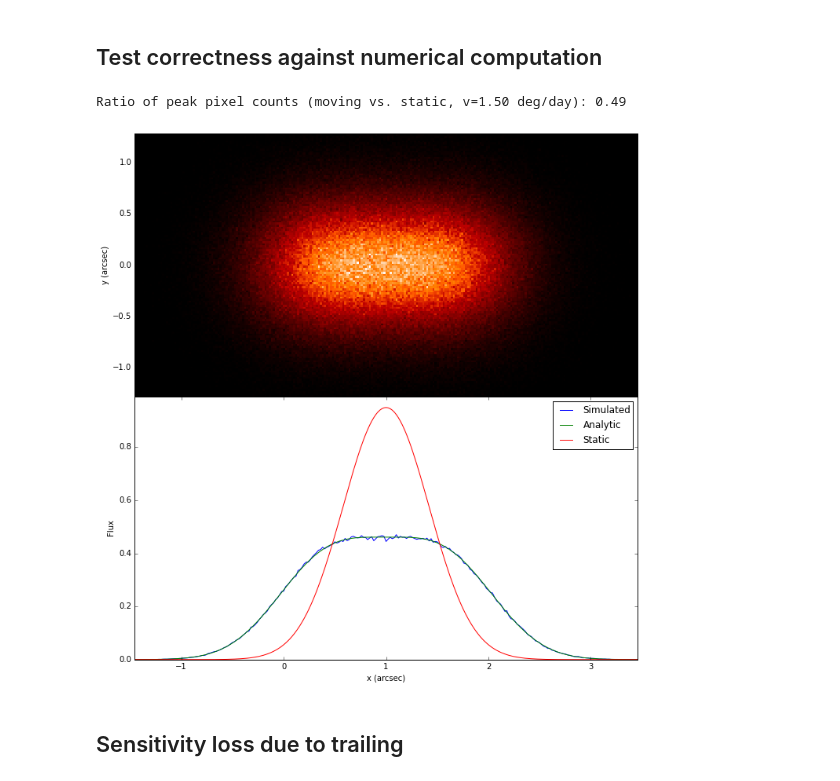
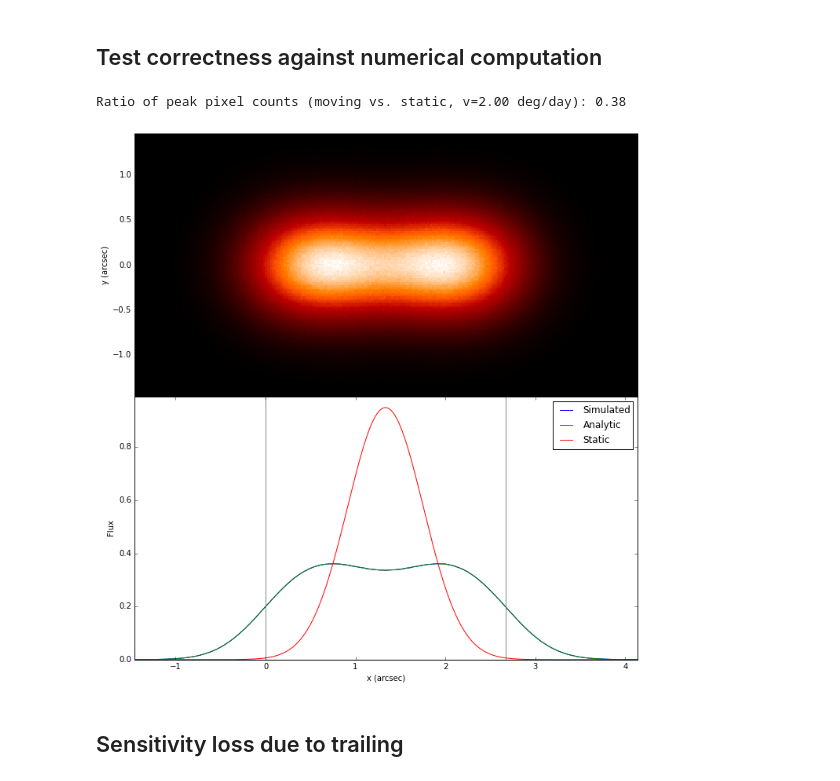
Before and after one commit to mjuric/incubator, a Jupyter notebook: solar-system-trails/trailing-losses.ipynb, the cells around one changed output. Cells and saved outputs as stored; diff of their text form; code cells hidden in the pictures.

```diff
--- a/solar-system-trails/trailing-losses.ipynb
+++ b/solar-system-trails/trailing-losses.ipynb
@@ -143,7 +143,7 @@ The integral should equal approximately 1:  0.999954229536
 ## Test correctness against numerical computation
 # %%
 x0 = 0              # position of the start of the trail
-v = 1.5/24.          # velocity, in arcsec/sec (note: to convert deg/day -> "/sec just divide by 24)
+v = 2./24.          # velocity, in arcsec/sec (note: to convert deg/day -> "/sec just divide by 24)
 T = 15              # exposure time of one *snap*
 Tpause = 2          # time between snaps
 FWHM = .7           # FWHM of the PSF (multiply by sqrt(2) to get likelihood image equivalent)
@@ -153,7 +153,7 @@ detect = True       # set to True if generating likelihood image
 dx = 0.02           # Binning pixel scale (x direction)
 dy = 0.02           # Binning pixel scale (y direction)
 
-N = 1*1000*1000     # Number of counts (in a visit)
+N = 100*1000*1000    # Number of counts (in a visit)
 
 ## Computed constants
 
@@ -199,35 +199,37 @@ im = ax1.imshow(foot.T / foot.max(), origin='lower', extent=[xedges[0], xedges[-
 ax1.set_ylabel("y (arcsec)")
 #plt.colorbar(im, fraction=0.046, pad=0.04, ax=ax1)
 
 #
 # 1D histograms along the x axis (marginalized over y!)
 #
 foot1d = foot.sum(axis=1) / float(N) / dx
 bins = (xedges[:-1] + xedges[1:]) / 2.
 l1 = ax2.plot(bins, foot1d, label="Simulated")
 #
 # Overplot analytic solution
 #
 xt = visit_trail(bins, 0, sigmaA, x0, v, T, Tpause) / psf1d(0, sigmaA)
 l2 = ax2.plot(bins, xt, label="Analytic")
 #
 # Overplot comparison with stationary object centered at mid-exposure
 #
+ax2.axvline(x=x0, color='gray')
+ax2.axvline(x=x0 + v*(2*T + Tpause), color='gray')
 xc = x0 + v*(T + Tpause/2.)
 l3 = ax2.plot(bins, psf1d(bins - xc, sigmaA), color='red', label="Static")
 ax2.set_xlim(bins.min(), bins.max())
 ax2.set_ylim(0, 0.99)
 ax2.set_xlabel("x (arcsec)")
 ax2.set_ylabel("Flux")
 ax2.legend()
 
 fig.subplots_adjust(hspace=0)
 
 # Peak pixel ratio of static vs moving source
 print "Ratio of peak pixel counts (moving vs. static, v=%.2f deg/day): %.2f" % (v*24, xt.max() / psf1d(bins - xc, sigmaA).max())
 # %% [output]
-Ratio of peak pixel counts (moving vs. static, v=1.50 deg/day): 0.49
+Ratio of peak pixel counts (moving vs. static, v=2.00 deg/day): 0.38
-[figure, old version]
+[figure, new version]
 # %% [markdown]
 ## Sensitivity loss due to trailing
 # %%
```
Also changed, not shown: parts of 5 cells of this notebook.
